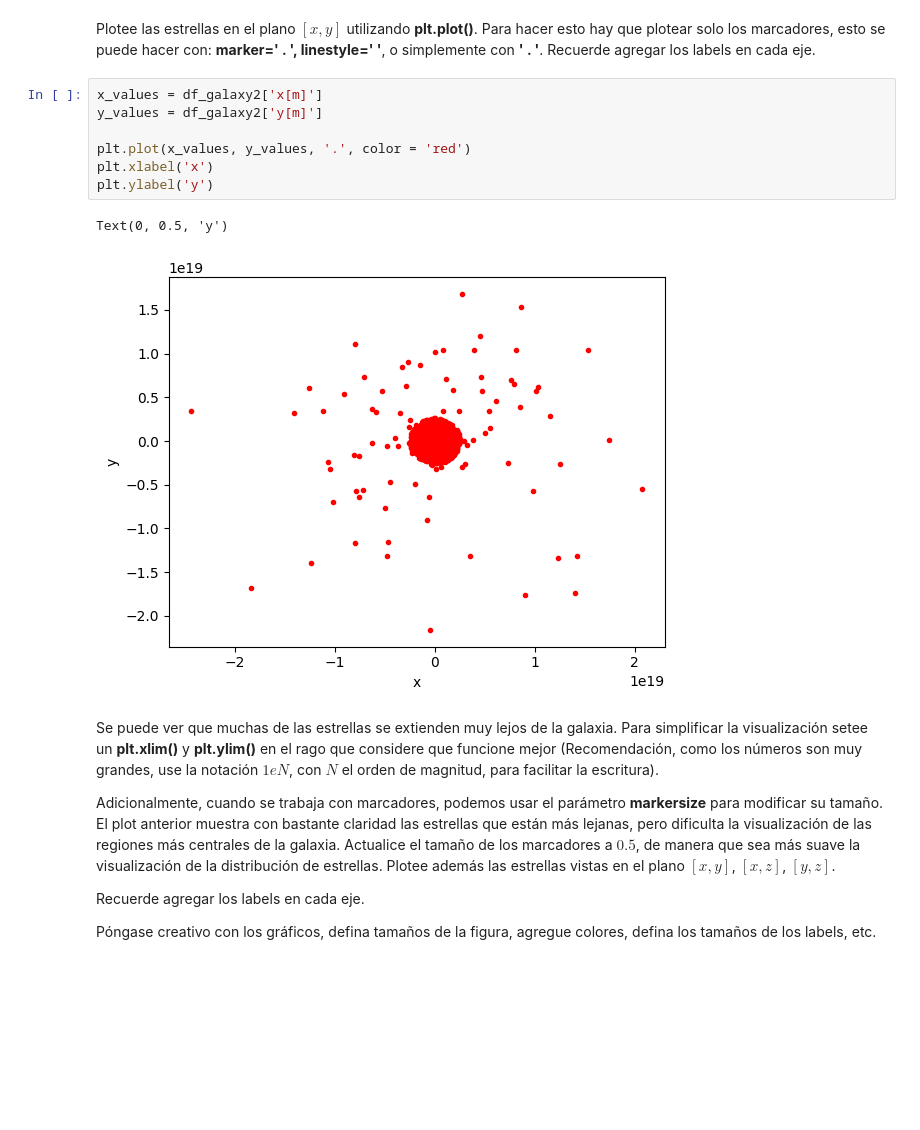
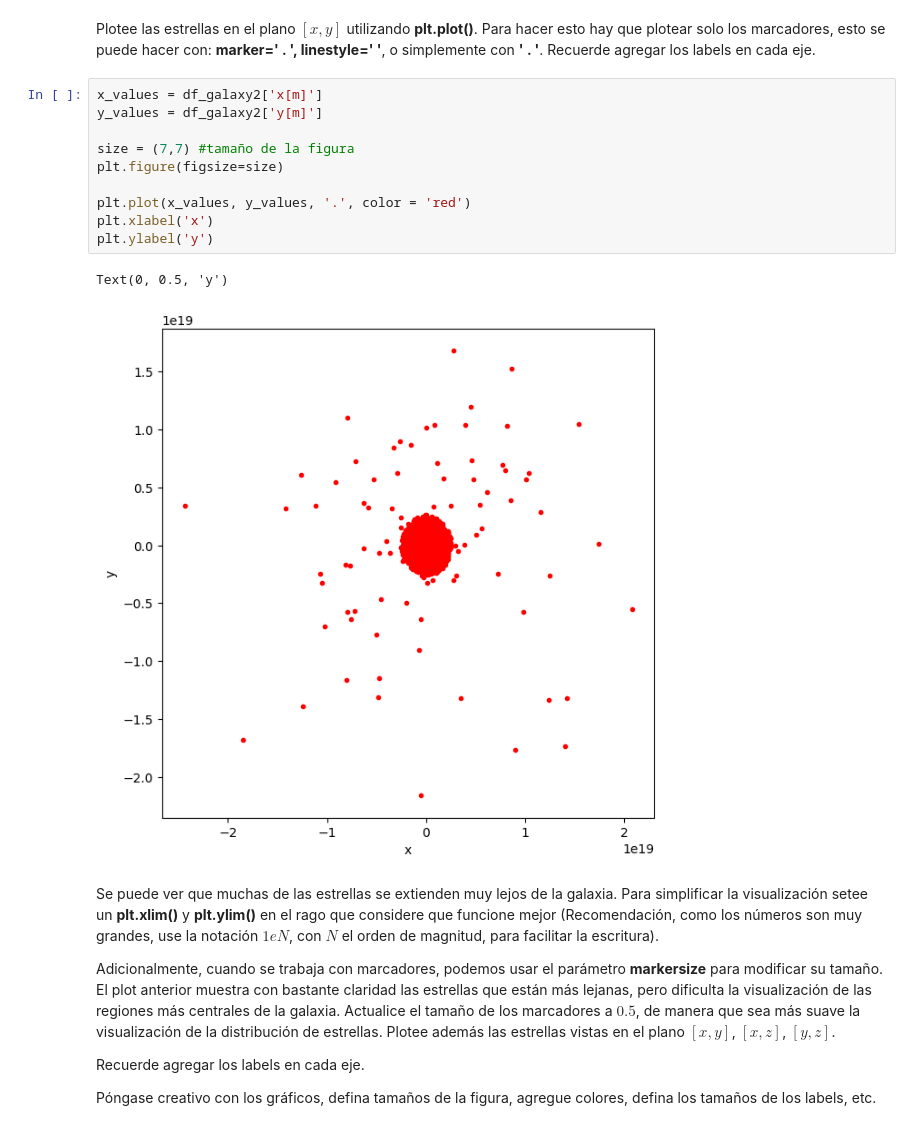
Before and after one commit to p-salv/Tarea-1, a Jupyter notebook: Tarea_1.ipynb, the cells around one changed output. Saved outputs shown, nothing was run; the diff lists cells and outputs as text; blank space fills up the shorter version.

```diff
--- a/Tarea_1.ipynb
+++ b/Tarea_1.ipynb
@@ -373,13 +362,16 @@ Plotee las estrellas en el plano $[x, y]$ utilizando **plt.plot()**. Para hacer
 # %%
 x_values = df_galaxy2['x[m]']
 y_values = df_galaxy2['y[m]']
 
+size = (7,7) #tamaño de la figura
+plt.figure(figsize=size)
+
 plt.plot(x_values, y_values, '.', color = 'red')
 plt.xlabel('x')
 plt.ylabel('y')
 # %% [output]
 Text(0, 0.5, 'y')
-[figure, old version]
+[figure, new version]
 # %% [markdown]
 Se puede ver que muchas de las estrellas se extienden muy lejos de la galaxia. Para simplificar la visualización setee un **plt.xlim()** y **plt.ylim()** en el rago que considere que funcione mejor (Recomendación, como los números son muy grandes, use la notación $1eN$, con $N$ el orden de magnitud, para facilitar la escritura).
 
```
Also changed, not shown: parts of 13 cells of this notebook.
